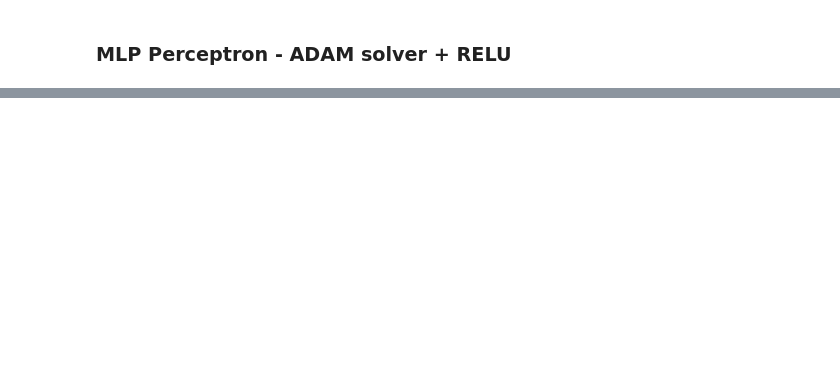
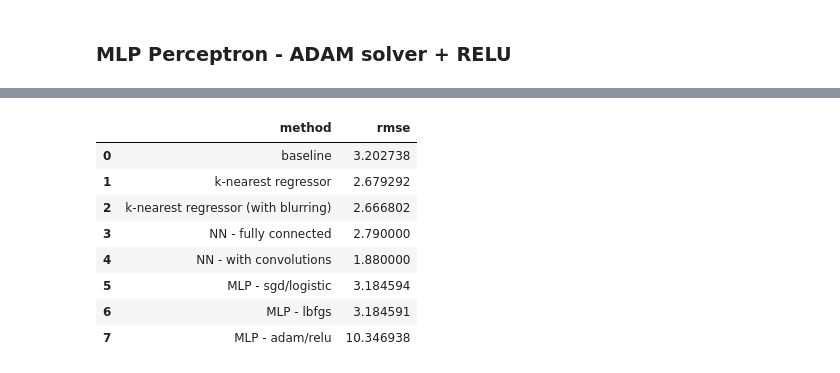
Before and after one commit to jamieandre/w207-f18-final-project, a Jupyter notebook: Final_Project_Draft.ipynb, the cells around one changed output, grey strips where cells are left out. Cells and saved outputs as stored; diff of their text form; code cells hidden in the pictures; blank space fills up the shorter version.

```diff
--- a/Final_Project_Draft.ipynb
+++ b/Final_Project_Draft.ipynb
@@ -1044,0 +1114,12 @@ The limitations of perceptron become apparent ont his dataset. The decision boun
+# %%
+all_results
+# %% [output]
+|  | method | rmse |
+| 0 | baseline | 3.202738 |
+| 1 | k-nearest regressor | 2.679292 |
+| 2 | k-nearest regressor (with blurring) | 2.666802 |
+| 3 | NN - fully connected | 2.790000 |
+| 4 | NN - with convolutions | 1.880000 |
+| 5 | MLP - sgd/logistic | 3.184594 |
+| 6 | MLP - lbfgs | 3.184591 |
+| 7 | MLP - adam/relu | 10.346938 |
```
Also changed, not shown: parts of 19 cells of this notebook.
